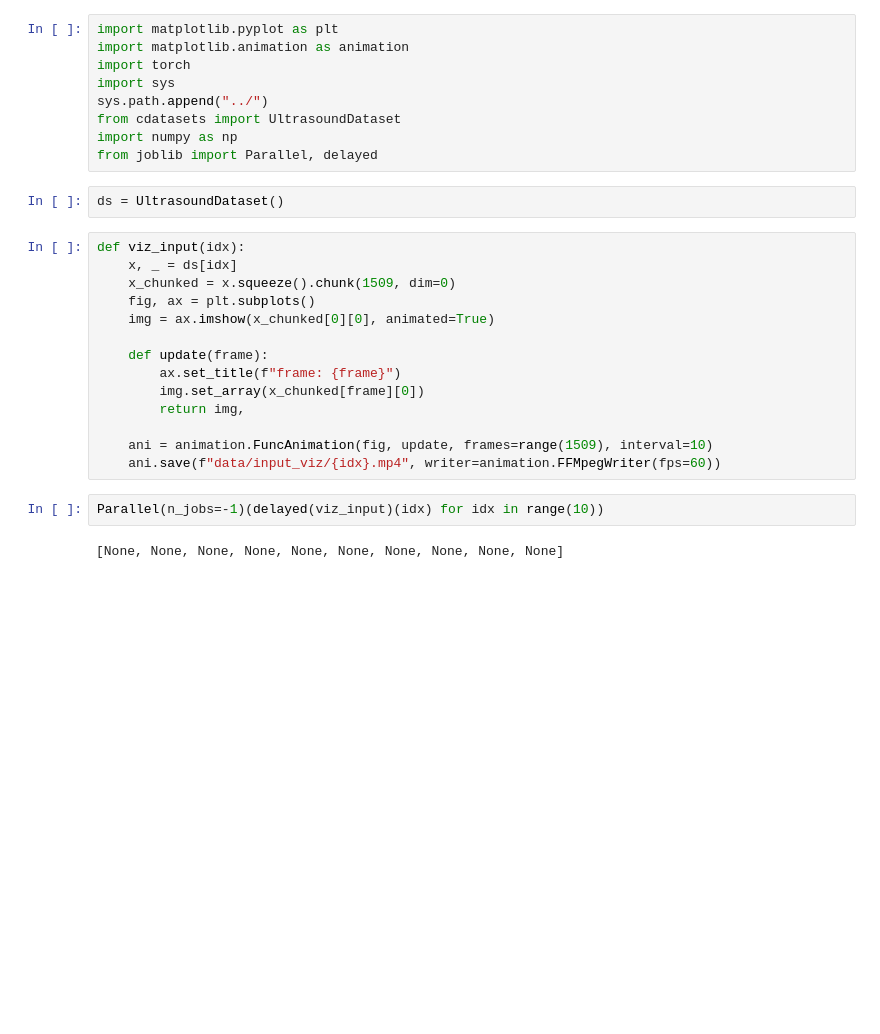
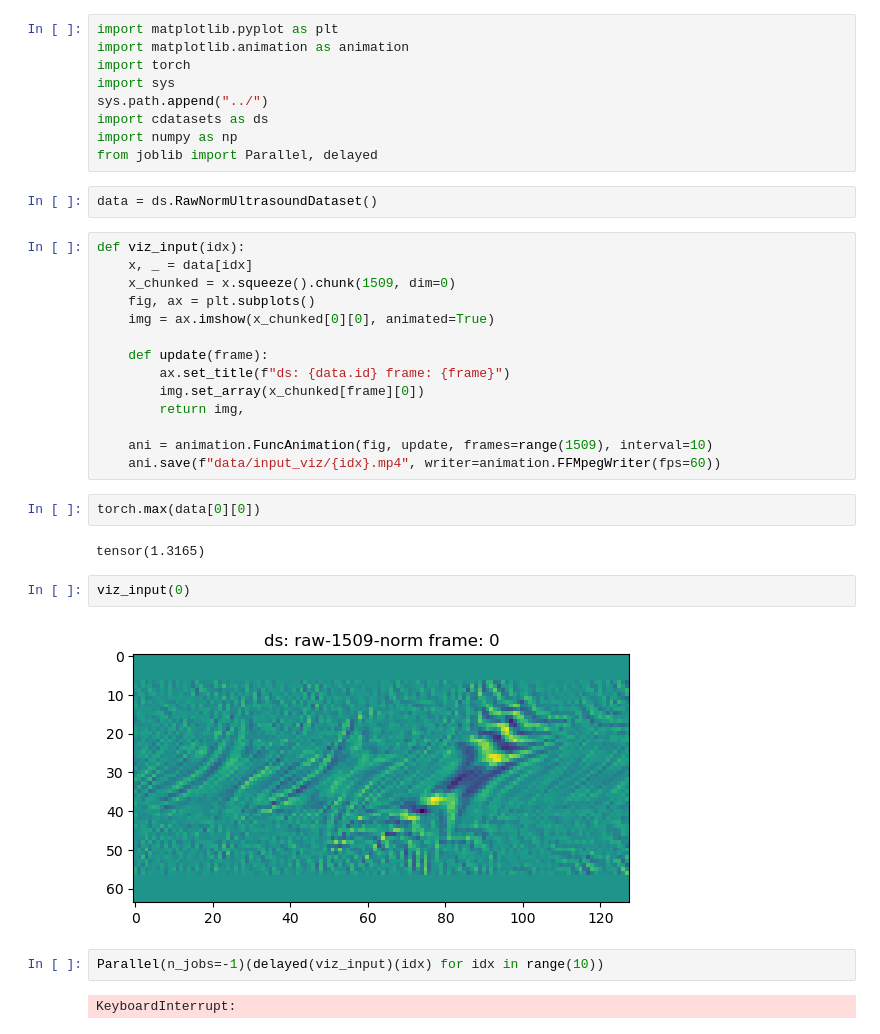
Before and after one commit to armeetj/ultrasound-deeper, a Jupyter notebook: notebooks/viz_inputs.ipynb, the cells around one changed output. Drawn from its saved outputs; the diff is of its cells as text; blank space fills up the shorter version.

```diff
--- a/notebooks/viz_inputs.ipynb
+++ b/notebooks/viz_inputs.ipynb
@@ -4,26 +4,34 @@ import matplotlib.animation as animation
 import torch
 import sys
 sys.path.append("../")
-from cdatasets import UltrasoundDataset
+import cdatasets as ds
 import numpy as np
 from joblib import Parallel, delayed
-# %%
-ds = UltrasoundDataset()
+# %%
+data = ds.RawNormUltrasoundDataset()
 # %%
 def viz_input(idx):
-    x, _ = ds[idx]
+    x, _ = data[idx]
     x_chunked = x.squeeze().chunk(1509, dim=0)
     fig, ax = plt.subplots()
     img = ax.imshow(x_chunked[0][0], animated=True)
 
     def update(frame):
-        ax.set_title(f"frame: {frame}")
+        ax.set_title(f"ds: {data.id} frame: {frame}")
         img.set_array(x_chunked[frame][0])
         return img,
 
     ani = animation.FuncAnimation(fig, update, frames=range(1509), interval=10)
     ani.save(f"data/input_viz/{idx}.mp4", writer=animation.FFMpegWriter(fps=60))
+# %%
+torch.max(data[0][0])
+# %% [output]
+tensor(1.3165)
+# %%
+viz_input(0)
+# %% [output]
+[figure, added]
 # %%
 Parallel(n_jobs=-1)(delayed(viz_input)(idx) for idx in range(10))
 # %% [output]
-[None, None, None, None, None, None, None, None, None, None]
+KeyboardInterrupt:
```
Also changed, not shown: 20 other files.
